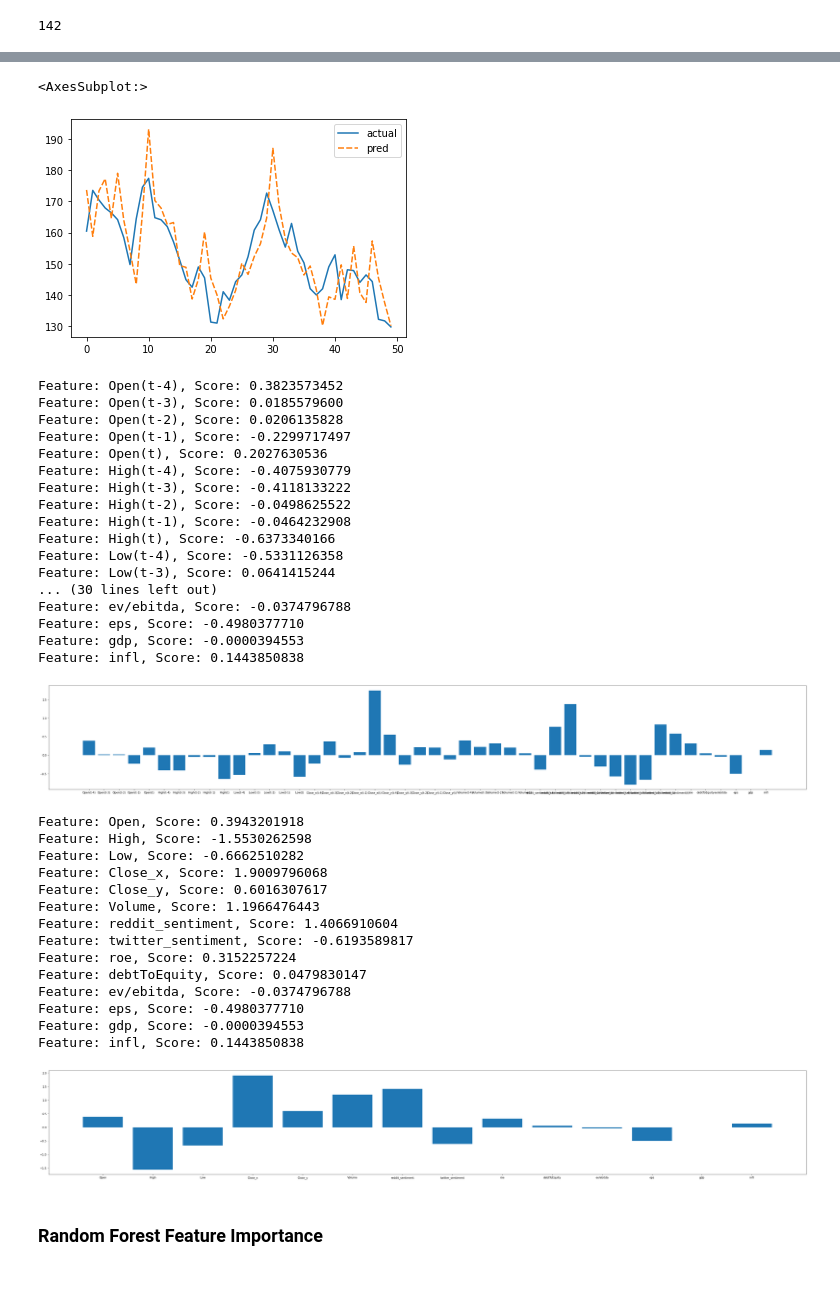
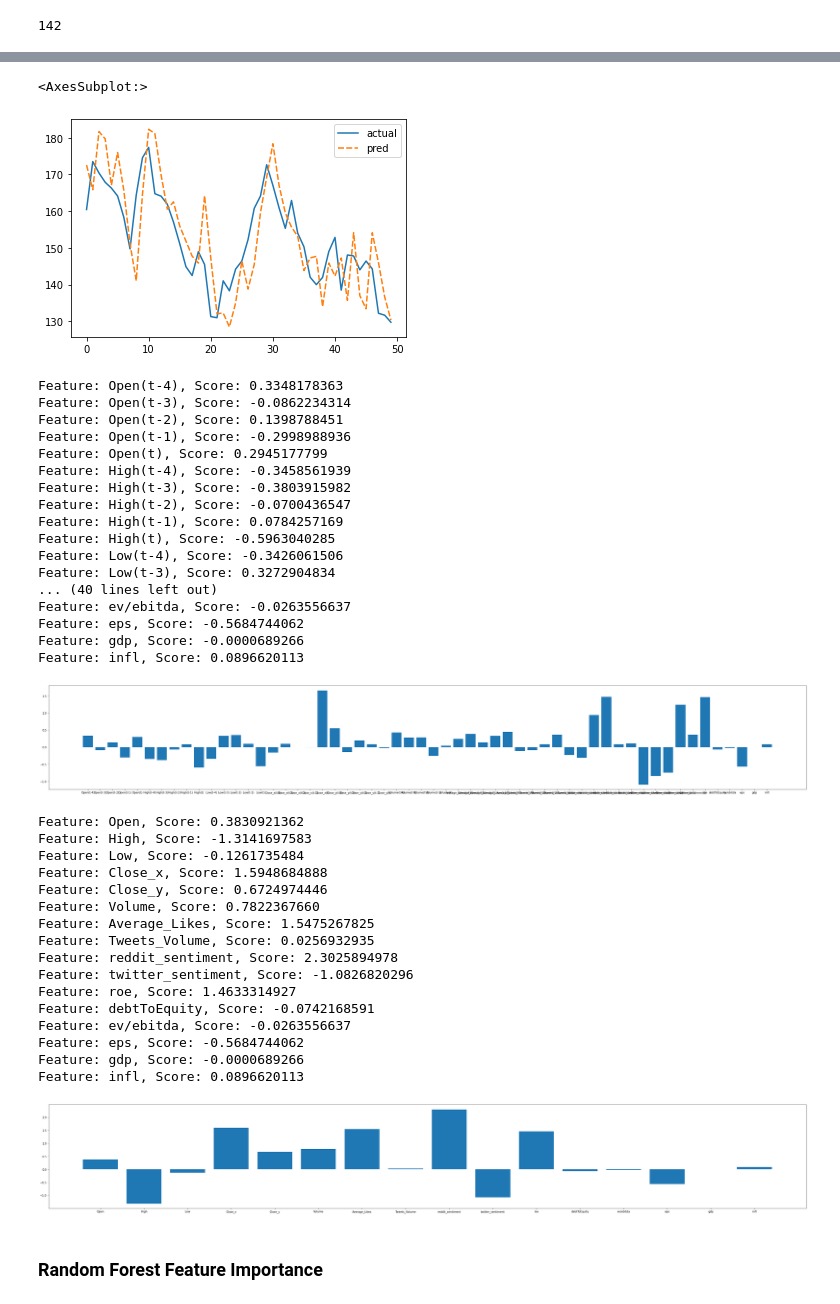
Before and after one commit to HsinZhengWei/BT4222, a Jupyter notebook: feature_selection.ipynb, the cells around one changed output, grey strips where cells are left out. Drawn from its saved outputs; the diff is of its cells as text; code cells hidden in the pictures.

```diff
--- a/feature_selection.ipynb
+++ b/feature_selection.ipynb
@@ -114,5 +121,5 @@ Index(['Open(t-9)', 'High(t-9)', 'Low(t-9)', 'Close_x(t-9)', 'Volume(t-9)',
 # %%
-cols_series = ['Open', 'High', 'Low', 'Close_x', 'Close_y', 'Volume', 'reddit_sentiment', 'twitter_sentiment']
+cols_series = ['Open', 'High', 'Low', 'Close_x', 'Close_y', 'Volume', 'Average_Likes', 'Tweets_Volume','reddit_sentiment', 'twitter_sentiment', ]
 cols_unival = ['roe', 'debtToEquity','ev/ebitda', 'eps', 'gdp', 'infl', 'Close_x1(t+1)']
 # %%
 col_order = []
@@ -197,6 +194,6 @@ def minmaxscaler(index, row, in_size, num_var):
     return trformed_row
 # %%
 for index, row in train_scaled.iterrows():
-    trformed_row = minmaxscaler(index, row, 10, 6)
+    trformed_row = minmaxscaler(index, row, 10, 8)
     train_scaled.loc[index] = trformed_row
 # %% [output]
@@ -335,7 +338,7 @@ Feature: infl, Score: -0.0129577257
 final_data = data.copy().drop(columns=['Date', 'dateStr'])
 train_df = series_to_supervised(final_data, 'Close_x',['roe', 'debtToEquity', 'ev/ebitda', 'eps', 'gdp', 'infl'], 5, 1)
 # %%
-cols_series = ['Open', 'High', 'Low', 'Close_x', 'Close_y', 'Volume', 'reddit_sentiment', 'twitter_sentiment']
+cols_series = ['Open', 'High', 'Low', 'Close_x', 'Close_y', 'Volume','Average_Likes', 'Tweets_Volume', 'reddit_sentiment', 'twitter_sentiment']
 cols_unival = ['roe', 'debtToEquity','ev/ebitda', 'eps', 'gdp', 'infl', 'Close_x1(t+1)']
 # %%
 col_order = []
@@ -357,6 +380,6 @@ train_scaled = train_scaled.reset_index().drop('index', axis=1)
 trform_list = {}
 # %%
 for index, row in train_scaled.iterrows():
-    trformed_row = minmaxscaler(index, row, 5, 6)
+    trformed_row = minmaxscaler(index, row, 5, 8)
     train_scaled.loc[index] = trformed_row
 # %% [output]
@@ -422,7 +465,7 @@ output = pd.DataFrame({'actual': np.array(y_trformed), 'pred': np.array(pred_trf
 sns.lineplot(data=output)
 # %% [output]
 <AxesSubplot:>
-[figure, old version]
+[figure, new version]
 # %%
 # get importance
 importance = best_model.coef_
@@ -434,66 +477,68 @@ fig = plt.figure(figsize=(50,7))
 plt.bar([col_order[x] for x in range(len(importance))], importance)
 plt.show()
 # %% [output]
-Feature: Open(t-4), Score: 0.3823573452
-Feature: Open(t-3), Score: 0.0185579600
-Feature: Open(t-2), Score: 0.0206135828
-Feature: Open(t-1), Score: -0.2299717497
-Feature: Open(t), Score: 0.2027630536
-Feature: High(t-4), Score: -0.4075930779
-Feature: High(t-3), Score: -0.4118133222
-Feature: High(t-2), Score: -0.0498625522
-Feature: High(t-1), Score: -0.0464232908
-Feature: High(t), Score: -0.6373340166
-Feature: Low(t-4), Score: -0.5331126358
-Feature: Low(t-3), Score: 0.0641415244
-... (30 lines left out)
-Feature: ev/ebitda, Score: -0.0374796788
-Feature: eps, Score: -0.4980377710
-Feature: gdp, Score: -0.0000394553
-Feature: infl, Score: 0.1443850838
+Feature: Open(t-4), Score: 0.3348178363
+Feature: Open(t-3), Score: -0.0862234314
+Feature: Open(t-2), Score: 0.1398788451
+Feature: Open(t-1), Score: -0.2998988936
+Feature: Open(t), Score: 0.2945177799
+Feature: High(t-4), Score: -0.3458561939
+Feature: High(t-3), Score: -0.3803915982
+Feature: High(t-2), Score: -0.0700436547
+Feature: High(t-1), Score: 0.0784257169
+Feature: High(t), Score: -0.5963040285
+Feature: Low(t-4), Score: -0.3426061506
+Feature: Low(t-3), Score: 0.3272904834
+... (40 lines left out)
+Feature: ev/ebitda, Score: -0.0263556637
+Feature: eps, Score: -0.5684744062
+Feature: gdp, Score: -0.0000689266
+Feature: infl, Score: 0.0896620113
-[figure, old version]
+[figure, new version]
 # %%
 # get importance
 importance = best_model.coef_
 
-cols = ['Open', 'High', 'Low', 'Close_x', 'Close_y', 'Volume', 'reddit_sentiment', 'twitter_sentiment','roe', 'debtToEquity','ev/ebitda', 'eps', 'gdp', 'infl']
+cols = ['Open', 'High', 'Low', 'Close_x', 'Close_y', 'Volume', 'Average_Likes', 'Tweets_Volume','reddit_sentiment', 'twitter_sentiment','roe', 'debtToEquity','ev/ebitda', 'eps', 'gdp', 'infl']
 
 agg_impt = []
 cur = 0
 cur_var = 'Open'
 at = 0
 for i,v in enumerate(importance):
     if (col_order[i].find(cur_var) > -1):
         cur += v
     else:
         agg_impt.append(cur)
         print(f'Feature: {cols[at]}, Score: {cur:.10f}')
         at += 1
         cur_var = cols[at]
         cur = v
 agg_impt.append(cur)
 print(f'Feature: {cols[-1]}, Score: {cur:.10f}')
 
 # plot feature importance
 fig = plt.figure(figsize=(50,7))
 plt.bar([cols[x] for x in range(len(cols))], agg_impt)
 plt.show()
 # %% [output]
-Feature: Open, Score: 0.3943201918
-Feature: High, Score: -1.5530262598
-Feature: Low, Score: -0.6662510282
-Feature: Close_x, Score: 1.9009796068
-Feature: Close_y, Score: 0.6016307617
-Feature: Volume, Score: 1.1966476443
-Feature: reddit_sentiment, Score: 1.4066910604
-Feature: twitter_sentiment, Score: -0.6193589817
-Feature: roe, Score: 0.3152257224
-Feature: debtToEquity, Score: 0.0479830147
-Feature: ev/ebitda, Score: -0.0374796788
-Feature: eps, Score: -0.4980377710
-Feature: gdp, Score: -0.0000394553
-Feature: infl, Score: 0.1443850838
+Feature: Open, Score: 0.3830921362
+Feature: High, Score: -1.3141697583
+Feature: Low, Score: -0.1261735484
+Feature: Close_x, Score: 1.5948684888
+Feature: Close_y, Score: 0.6724974446
+Feature: Volume, Score: 0.7822367660
+Feature: Average_Likes, Score: 1.5475267825
+Feature: Tweets_Volume, Score: 0.0256932935
+Feature: reddit_sentiment, Score: 2.3025894978
+Feature: twitter_sentiment, Score: -1.0826820296
+Feature: roe, Score: 1.4633314927
+Feature: debtToEquity, Score: -0.0742168591
+Feature: ev/ebitda, Score: -0.0263556637
+Feature: eps, Score: -0.5684744062
+Feature: gdp, Score: -0.0000689266
+Feature: infl, Score: 0.0896620113
-[figure, old version]
+[figure, new version]
 # %% [markdown]
 ### Random Forest Feature Importance
 # %%
```
Also changed, not shown: parts of 38 cells of this notebook, 4 other files.
